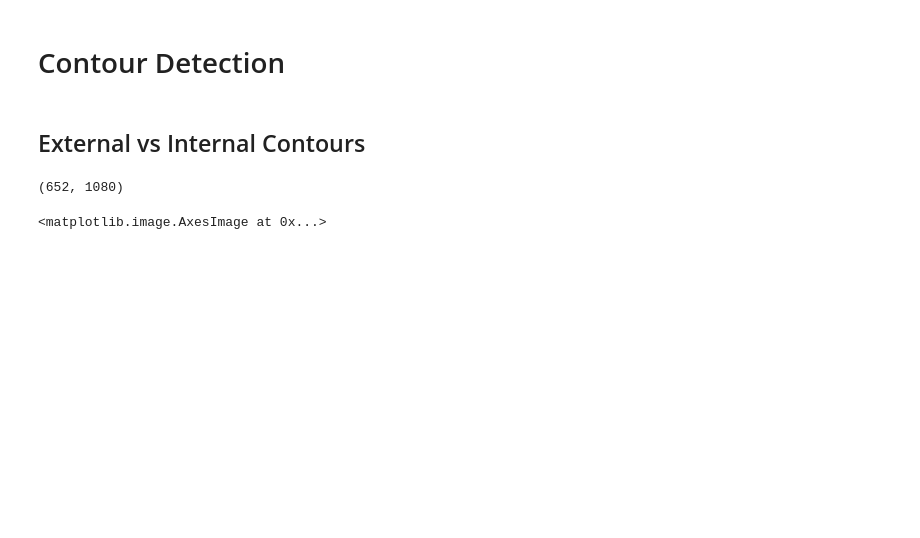
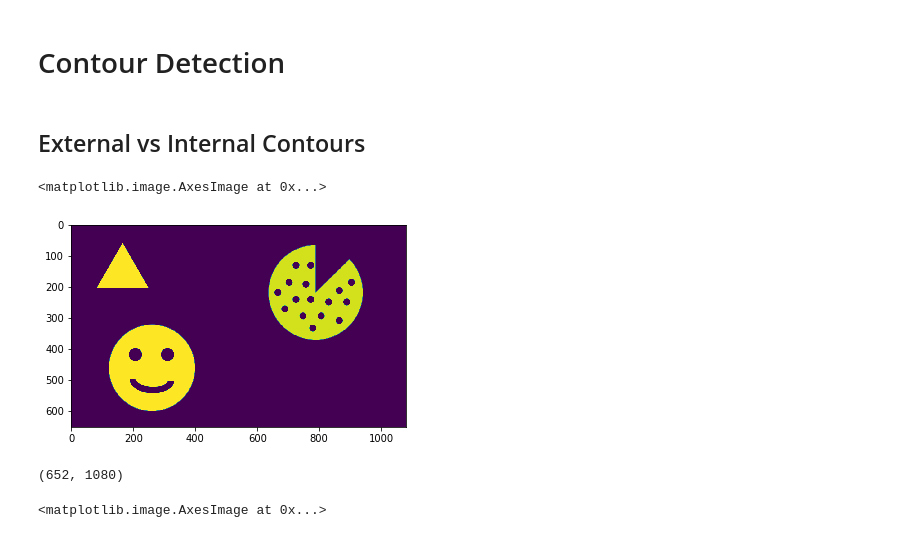
Before and after one commit to dloperab/Udemy-CV-Python, a Jupyter notebook: notebooks/06-object-detection/04-contour_detection.ipynb, the cells around one changed output. Drawn from its saved outputs; the diff is of its cells as text; code cells hidden in the pictures; blank space fills up the shorter version.

```diff
--- a/notebooks/06-object-detection/04-contour_detection.ipynb
+++ b/notebooks/06-object-detection/04-contour_detection.ipynb
@@ -12,6 +12,11 @@ import matplotlib.pyplot as plt
 %matplotlib inline
 # %%
 img = cv2.imread('../../data/internal_external.png',0)
+# %%
+plt.imshow(img)
+# %% [output]
+<matplotlib.image.AxesImage at 0x...>
+[figure, added]
 # %%
 img.shape
 # %% [output]
```
Also changed, not shown: 5 other files.
